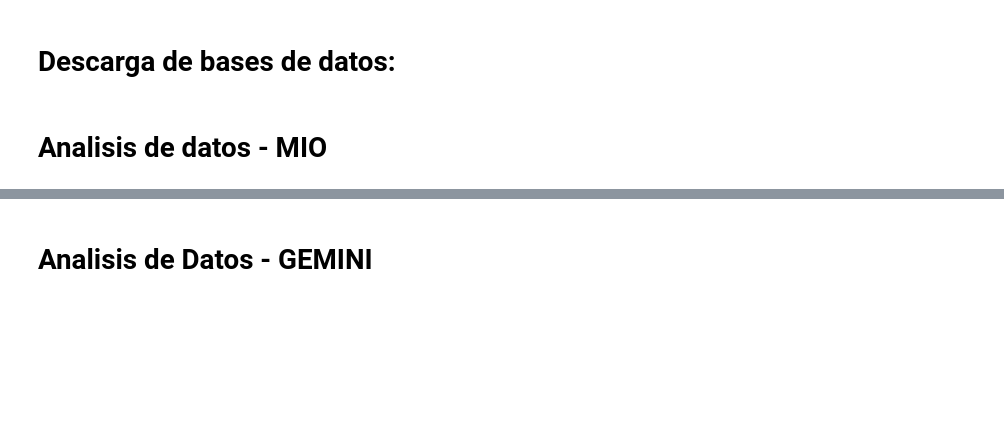
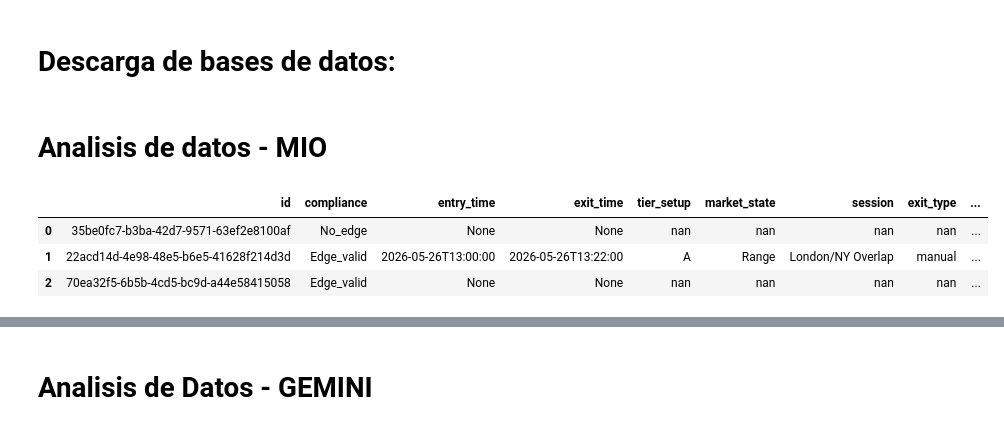
Before and after one commit to Jorgepyth/blast_master, a Jupyter notebook: jupyter/data_analysis.ipynb, the cells around one changed output, grey strips where cells are left out. Drawn from its saved outputs; the diff is of its cells as text; code cells hidden in the pictures; blank space fills up the shorter version.

```diff
--- a/jupyter/data_analysis.ipynb
+++ b/jupyter/data_analysis.ipynb
@@ -262,3 +262,10 @@ merged = merged[columns_to_keep]
 
 # 3. Filtrado de los analisis que ya estén cerrados
 merged = merged[merged['resolution_type'] != 'Open']
+# %%
+tactical_df.head(3)
+# %% [output]
+|  | id | compliance | entry_time | exit_time | tier_setup | market_state | session | exit_type | ... |
+| 0 | 35be0fc7-b3ba-42d7-9571-63ef2e8100af | No_edge | None | None | nan | nan | nan | nan | ... |
+| 1 | 22acd14d-4e98-48e5-b6e5-41628f214d3d | Edge_valid | 2026-05-26T13:00:00 | 2026-05-26T13:22:00 | A | Range | London/NY Overlap | manual | ... |
+| 2 | 70ea32f5-6b5b-4cd5-bc9d-a44e58415058 | Edge_valid | None | None | nan | nan | nan | nan | ... |
```
Also changed, not shown: parts of 6 cells of this notebook, 12 other files.
